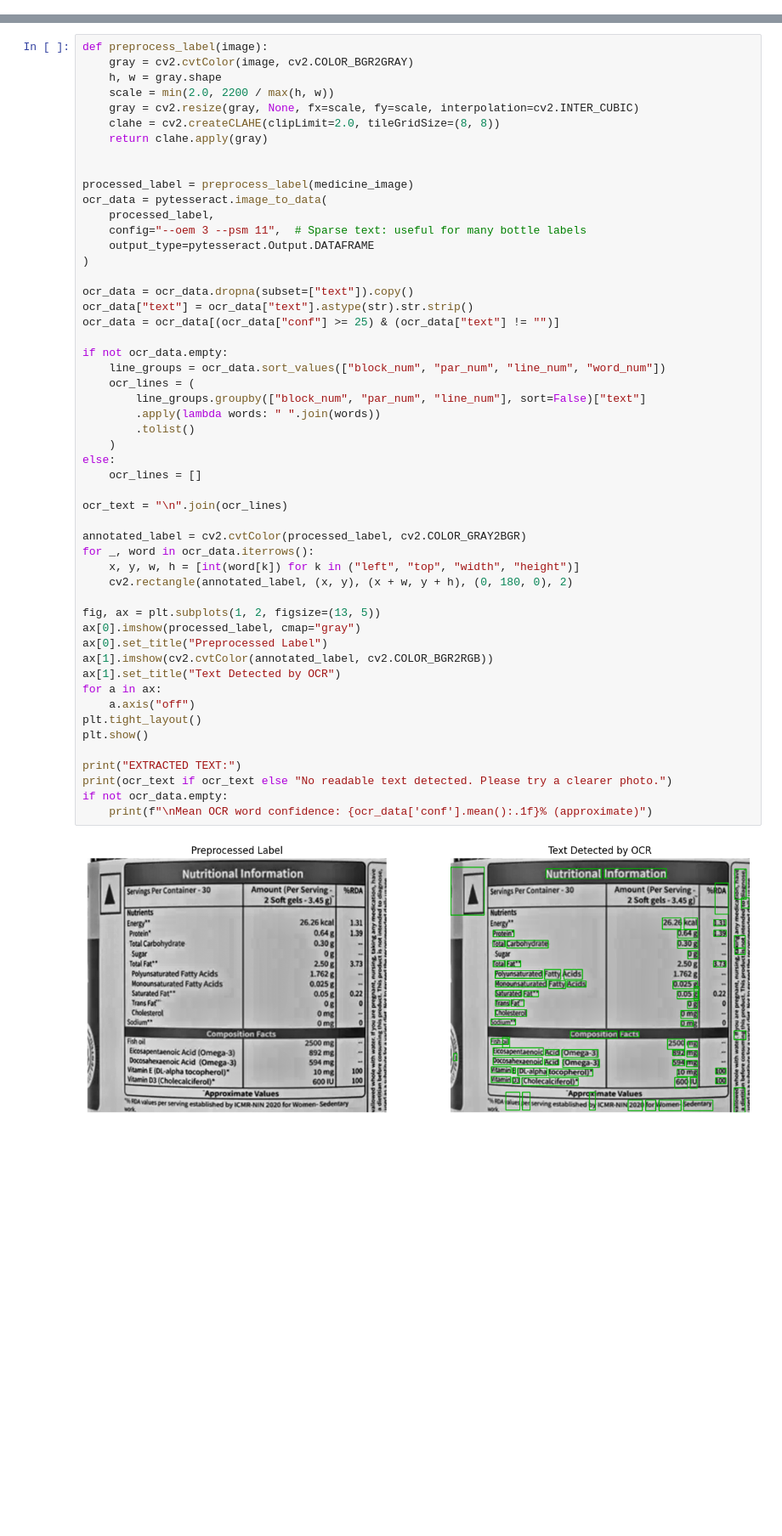
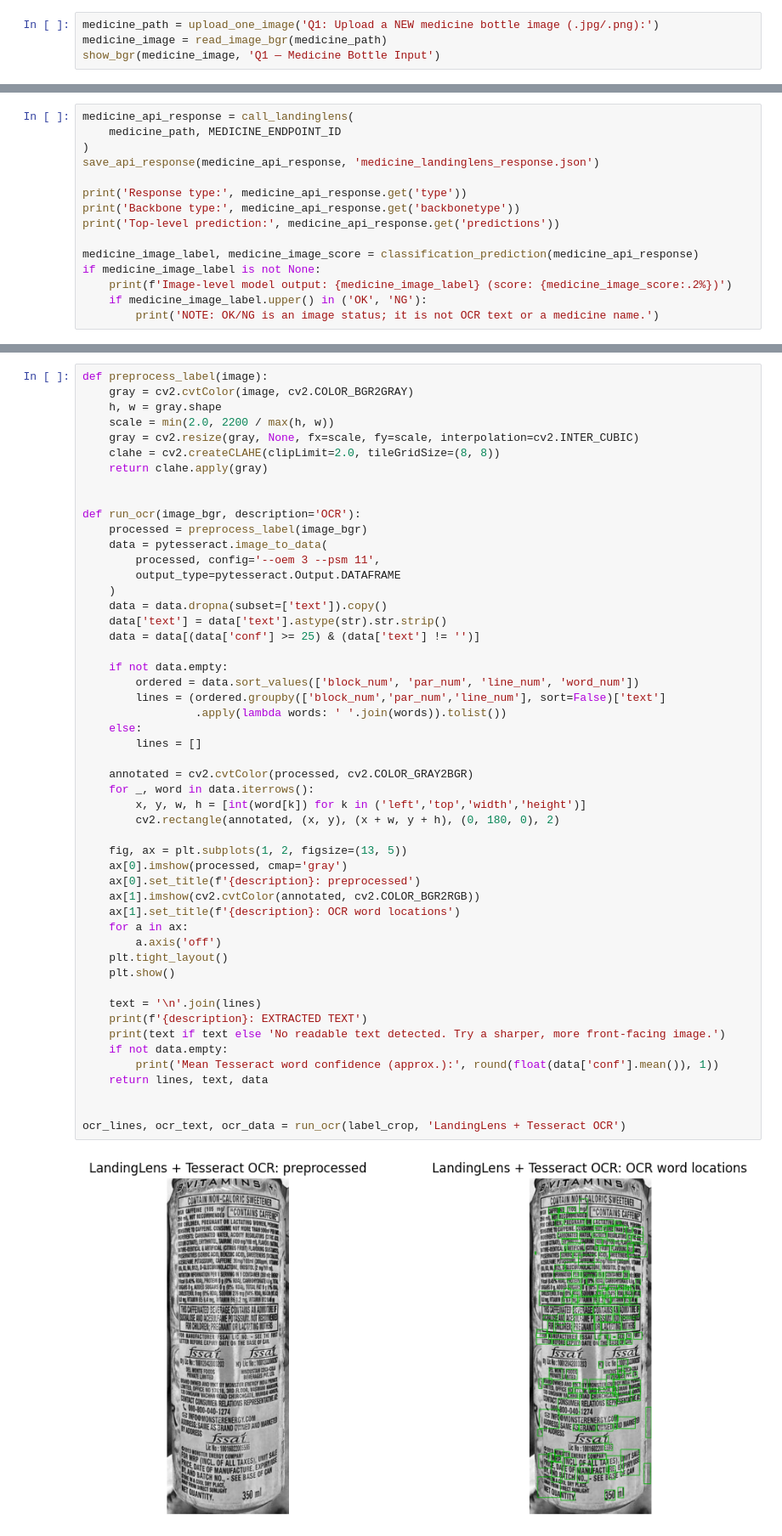
Before and after one commit to ChaoticNebula5/Dhruv_UCS420, a Jupyter notebook: assignment_9.ipynb, the cells around one changed output, grey strips where cells are left out. Shown at 85% size. Saved outputs shown, nothing was run; the diff lists cells and outputs as text; blank space fills up the shorter version.

```diff
--- a/assignment_9.ipynb
+++ b/assignment_9.ipynb
@@ -56,0 +122,4 @@ Saving test.png to test (2).png
+# %%
+medicine_path = upload_one_image('Q1: Upload a NEW medicine bottle image (.jpg/.png):')
+medicine_image = read_image_bgr(medicine_path)
+show_bgr(medicine_image, 'Q1 — Medicine Bottle Input')
@@ -56,0 +131,15 @@ Saving test.png to test (2).png
+# %%
+medicine_api_response = call_landinglens(
+    medicine_path, MEDICINE_ENDPOINT_ID
+)
+save_api_response(medicine_api_response, 'medicine_landinglens_response.json')
+
+print('Response type:', medicine_api_response.get('type'))
+print('Backbone type:', medicine_api_response.get('backbonetype'))
+print('Top-level prediction:', medicine_api_response.get('predictions'))
+
+medicine_image_label, medicine_image_score = classification_prediction(medicine_api_response)
+if medicine_image_label is not None:
+    print(f'Image-level model output: {medicine_image_label} (score: {medicine_image_score:.2%})')
+    if medicine_image_label.upper() in ('OK', 'NG'):
+        print('NOTE: OK/NG is an image status; it is not OCR text or a medicine name.')
@@ -57,54 +289,53 @@ Saving test.png to test (2).png
 # %%
 def preprocess_label(image):
     gray = cv2.cvtColor(image, cv2.COLOR_BGR2GRAY)
     h, w = gray.shape
     scale = min(2.0, 2200 / max(h, w))
     gray = cv2.resize(gray, None, fx=scale, fy=scale, interpolation=cv2.INTER_CUBIC)
     clahe = cv2.createCLAHE(clipLimit=2.0, tileGridSize=(8, 8))
     return clahe.apply(gray)
 
 
-processed_label = preprocess_label(medicine_image)
-ocr_data = pytesseract.image_to_data(
-    processed_label,
-    config="--oem 3 --psm 11",  # Sparse text: useful for many bottle labels
-    output_type=pytesseract.Output.DATAFRAME
-)
+def run_ocr(image_bgr, description='OCR'):
+    processed = preprocess_label(image_bgr)
+    data = pytesseract.image_to_data(
+        processed, config='--oem 3 --psm 11',
+        output_type=pytesseract.Output.DATAFRAME
+    )
+    data = data.dropna(subset=['text']).copy()
+    data['text'] = data['text'].astype(str).str.strip()
+    data = data[(data['conf'] >= 25) & (data['text'] != '')]
 
-ocr_data = ocr_data.dropna(subset=["text"]).copy()
-ocr_data["text"] = ocr_data["text"].astype(str).str.strip()
-ocr_data = ocr_data[(ocr_data["conf"] >= 25) & (ocr_data["text"] != "")]
+    if not data.empty:
+        ordered = data.sort_values(['block_num', 'par_num', 'line_num', 'word_num'])
+        lines = (ordered.groupby(['block_num','par_num','line_num'], sort=False)['text']
+                 .apply(lambda words: ' '.join(words)).tolist())
+    else:
+        lines = []
 
-if not ocr_data.empty:
-    line_groups = ocr_data.sort_values(["block_num", "par_num", "line_num", "word_num"])
-    ocr_lines = (
-        line_groups.groupby(["block_num", "par_num", "line_num"], sort=False)["text"]
-        .apply(lambda words: " ".join(words))
-        .tolist()
-    )
-else:
-    ocr_lines = []
+    annotated = cv2.cvtColor(processed, cv2.COLOR_GRAY2BGR)
+    for _, word in data.iterrows():
+        x, y, w, h = [int(word[k]) for k in ('left','top','width','height')]
+        cv2.rectangle(annotated, (x, y), (x + w, y + h), (0, 180, 0), 2)
 
-ocr_text = "\n".join(ocr_lines)
+    fig, ax = plt.subplots(1, 2, figsize=(13, 5))
+    ax[0].imshow(processed, cmap='gray')
+    ax[0].set_title(f'{description}: preprocessed')
+    ax[1].imshow(cv2.cvtColor(annotated, cv2.COLOR_BGR2RGB))
+    ax[1].set_title(f'{description}: OCR word locations')
+    for a in ax:
+        a.axis('off')
+    plt.tight_layout()
+    plt.show()
 
-annotated_label = cv2.cvtColor(processed_label, cv2.COLOR_GRAY2BGR)
-for _, word in ocr_data.iterrows():
-    x, y, w, h = [int(word[k]) for k in ("left", "top", "width", "height")]
-    cv2.rectangle(annotated_label, (x, y), (x + w, y + h), (0, 180, 0), 2)
+    text = '\n'.join(lines)
+    print(f'{description}: EXTRACTED TEXT')
+    print(text if text else 'No readable text detected. Try a sharper, more front-facing image.')
+    if not data.empty:
+        print('Mean Tesseract word confidence (approx.):', round(float(data['conf'].mean()), 1))
+    return lines, text, data
 
-fig, ax = plt.subplots(1, 2, figsize=(13, 5))
-ax[0].imshow(processed_label, cmap="gray")
-ax[0].set_title("Preprocessed Label")
-ax[1].imshow(cv2.cvtColor(annotated_label, cv2.COLOR_BGR2RGB))
-ax[1].set_title("Text Detected by OCR")
-for a in ax:
-    a.axis("off")
-plt.tight_layout()
-plt.show()
 
-print("EXTRACTED TEXT:")
-print(ocr_text if ocr_text else "No readable text detected. Please try a clearer photo.")
-if not ocr_data.empty:
-    print(f"\nMean OCR word confidence: {ocr_data['conf'].mean():.1f}% (approximate)")
+ocr_lines, ocr_text, ocr_data = run_ocr(label_crop, 'LandingLens + Tesseract OCR')
 # %% [output]
-[figure, old version]
+[figure, new version]
```
Also changed, not shown: parts of 21 cells of this notebook.
